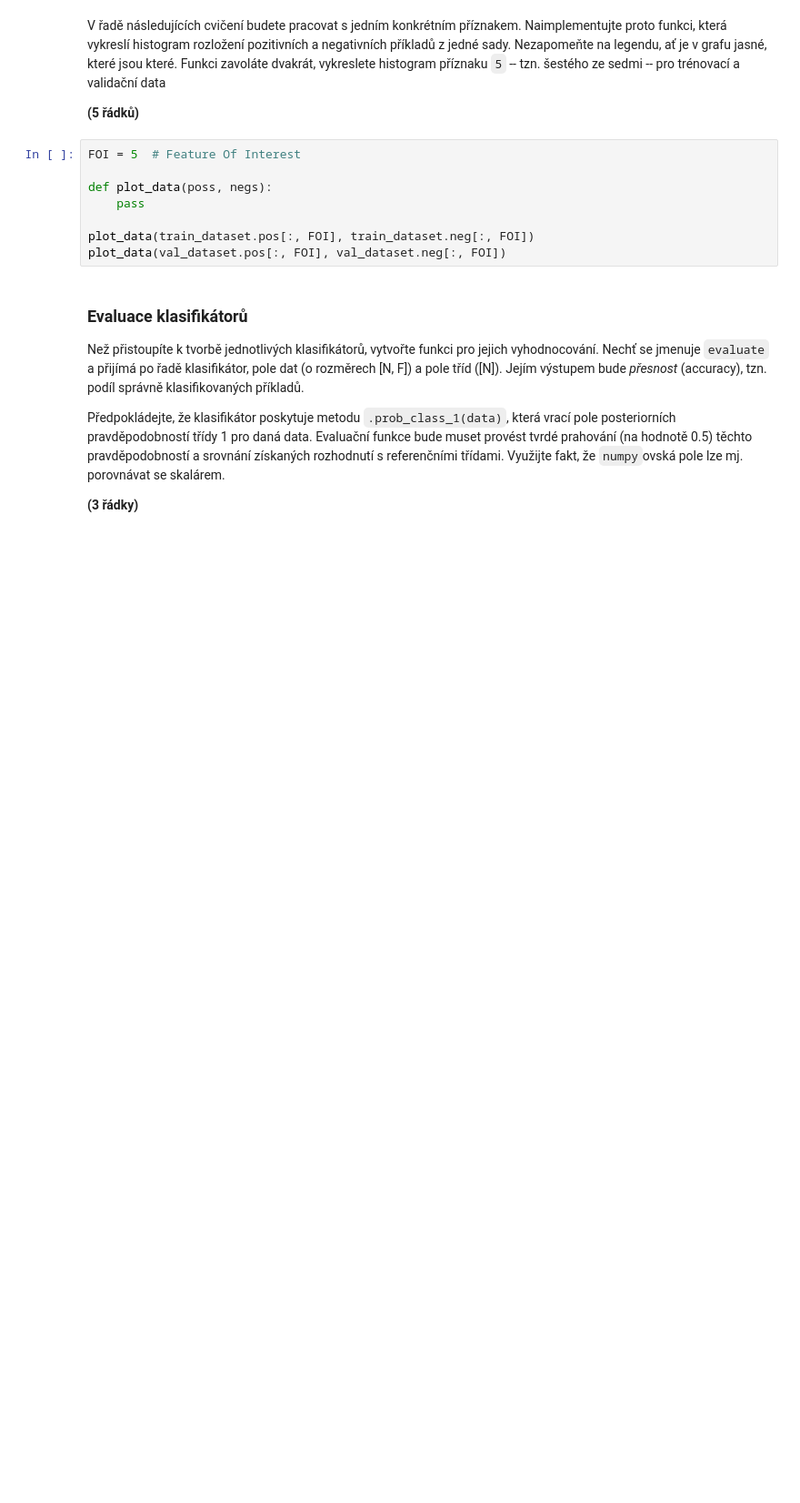
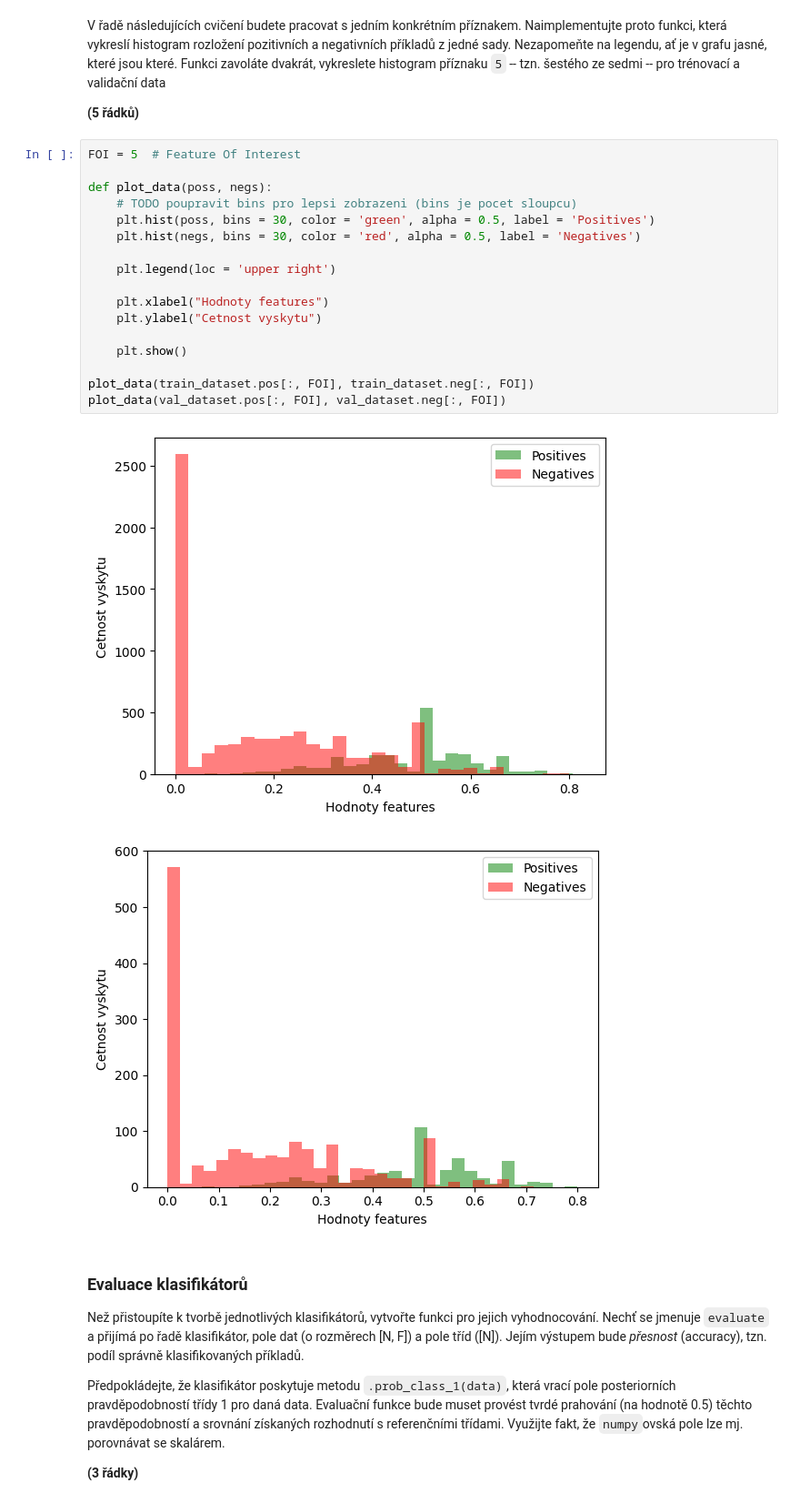
Before and after one commit to MOONYROS/VUT-SUI-projects, a Jupyter notebook: 1-project/zadani.ipynb, the cells around one changed output. Shown: that part at 91% size. Saved outputs shown, nothing was run; the diff lists cells and outputs as text; blank space fills up the shorter version.

Commit message:
feat: drawing graphs

```diff
--- a/1-project/zadani.ipynb
+++ b/1-project/zadani.ipynb
@@ -60,11 +60,23 @@ V řadě následujících cvičení budete pracovat s jedním konkrétním pří
 # %%
 FOI = 5  # Feature Of Interest
 
 def plot_data(poss, negs):
-    pass
+    # TODO poupravit bins pro lepsi zobrazeni (bins je pocet sloupcu)
+    plt.hist(poss, bins = 30, color = 'green', alpha = 0.5, label = 'Positives')
+    plt.hist(negs, bins = 30, color = 'red', alpha = 0.5, label = 'Negatives')
+
+    plt.legend(loc = 'upper right')
+
+    plt.xlabel("Hodnoty features")
+    plt.ylabel("Cetnost vyskytu")
+
+    plt.show()
 
 plot_data(train_dataset.pos[:, FOI], train_dataset.neg[:, FOI])
 plot_data(val_dataset.pos[:, FOI], val_dataset.neg[:, FOI])
+# %% [output]
+[figure, added]
+[figure, added]
 # %% [markdown]
 ### Evaluace klasifikátorů
 Než přistoupíte k tvorbě jednotlivých klasifikátorů, vytvořte funkci pro jejich vyhodnocování.
```
